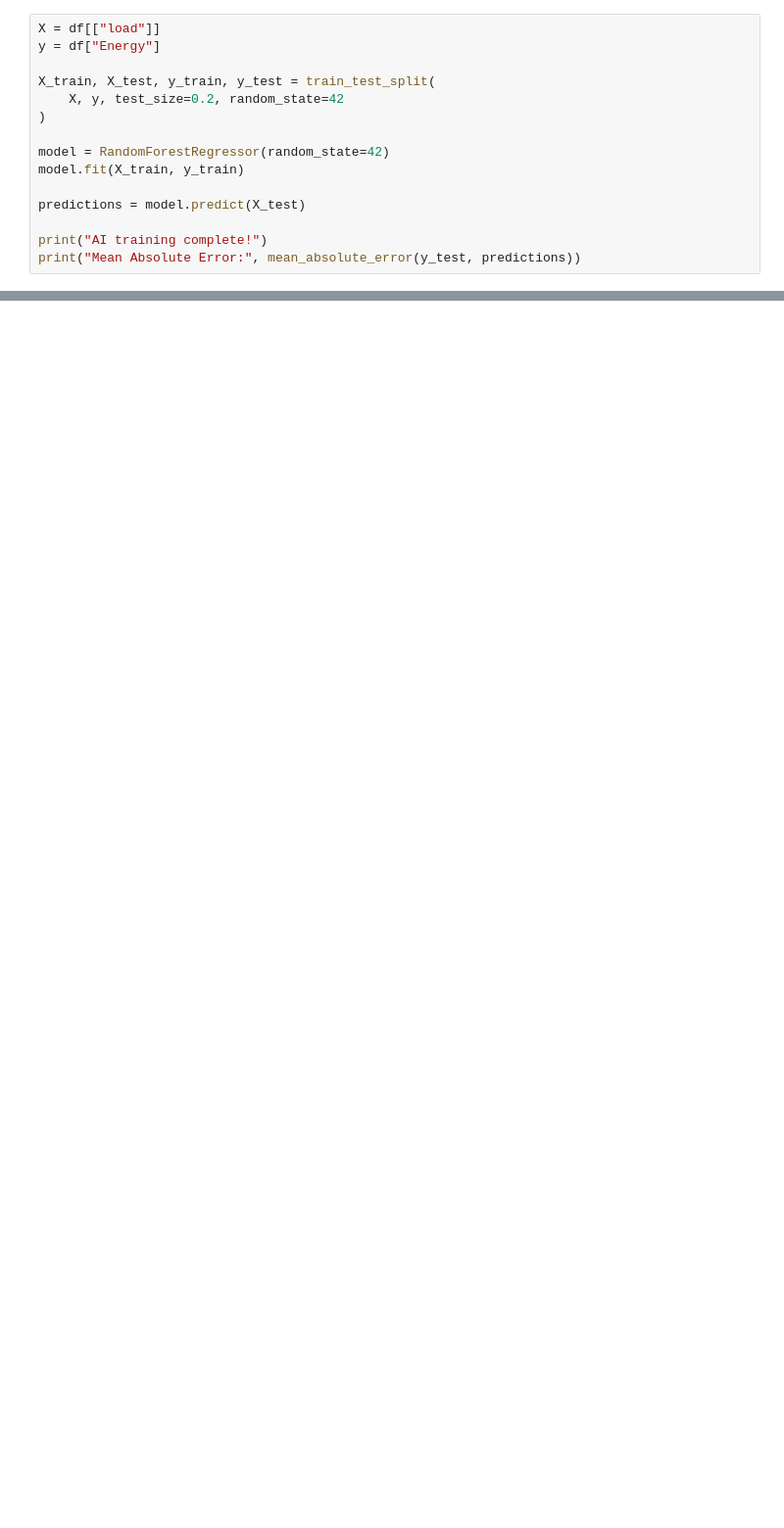
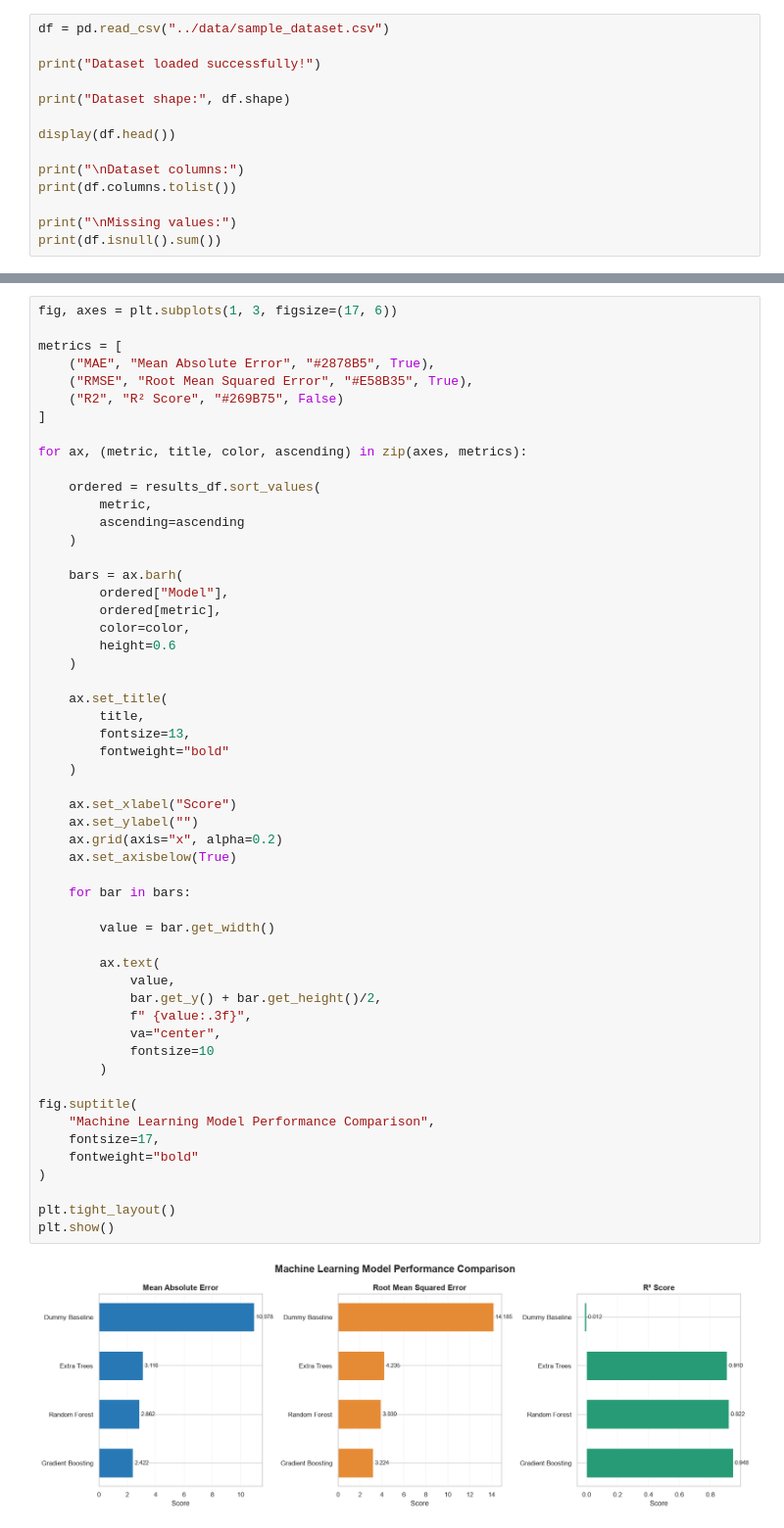
Before and after one commit to Niall-Concannon/AI-Sustainable-Mobile-Networks, a Jupyter notebook: notebooks/sample_dataset_test.ipynb, the cells around one changed output, grey strips where cells are left out. Shown at 98% size. Saved outputs shown, nothing was run; the diff lists cells and outputs as text; blank space fills up the shorter version.

Commit message:
Improving the testing of a sample dataset by seeing different graphs and models perform on the dataset.

```diff
--- a/notebooks/sample_dataset_test.ipynb
+++ b/notebooks/sample_dataset_test.ipynb
@@ -21,16 +37,15 @@ print(df.columns.tolist())
 # %%
-X = df[["load"]]
-y = df["Energy"]
+df = pd.read_csv("../data/sample_dataset.csv")
 
-X_train, X_test, y_train, y_test = train_test_split(
-    X, y, test_size=0.2, random_state=42
-)
+print("Dataset loaded successfully!")
 
-model = RandomForestRegressor(random_state=42)
-model.fit(X_train, y_train)
+print("Dataset shape:", df.shape)
 
-predictions = model.predict(X_test)
+display(df.head())
 
-print("AI training complete!")
-print("Mean Absolute Error:", mean_absolute_error(y_test, predictions))
+print("\nDataset columns:")
+print(df.columns.tolist())
+
+print("\nMissing values:")
+print(df.isnull().sum())
 # %% [output]
@@ -175,0 +388,56 @@ plt.show()
+# %%
+fig, axes = plt.subplots(1, 3, figsize=(17, 6))
+
+metrics = [
+    ("MAE", "Mean Absolute Error", "#2878B5", True),
+    ("RMSE", "Root Mean Squared Error", "#E58B35", True),
+    ("R2", "R² Score", "#269B75", False)
+]
+
+for ax, (metric, title, color, ascending) in zip(axes, metrics):
+
+    ordered = results_df.sort_values(
+        metric,
+        ascending=ascending
+    )
+
+    bars = ax.barh(
+        ordered["Model"],
+        ordered[metric],
+        color=color,
+        height=0.6
+    )
+
+    ax.set_title(
+        title,
+        fontsize=13,
+        fontweight="bold"
+    )
+
+    ax.set_xlabel("Score")
+    ax.set_ylabel("")
+    ax.grid(axis="x", alpha=0.2)
+    ax.set_axisbelow(True)
+
+    for bar in bars:
+
+        value = bar.get_width()
+
+        ax.text(
+            value,
+            bar.get_y() + bar.get_height()/2,
+            f" {value:.3f}",
+            va="center",
+            fontsize=10
+        )
+
+fig.suptitle(
+    "Machine Learning Model Performance Comparison",
+    fontsize=17,
+    fontweight="bold"
+)
+
+plt.tight_layout()
+plt.show()
+# %% [output]
+[figure, added]
```
Also changed, not shown: parts of 15 cells of this notebook.
